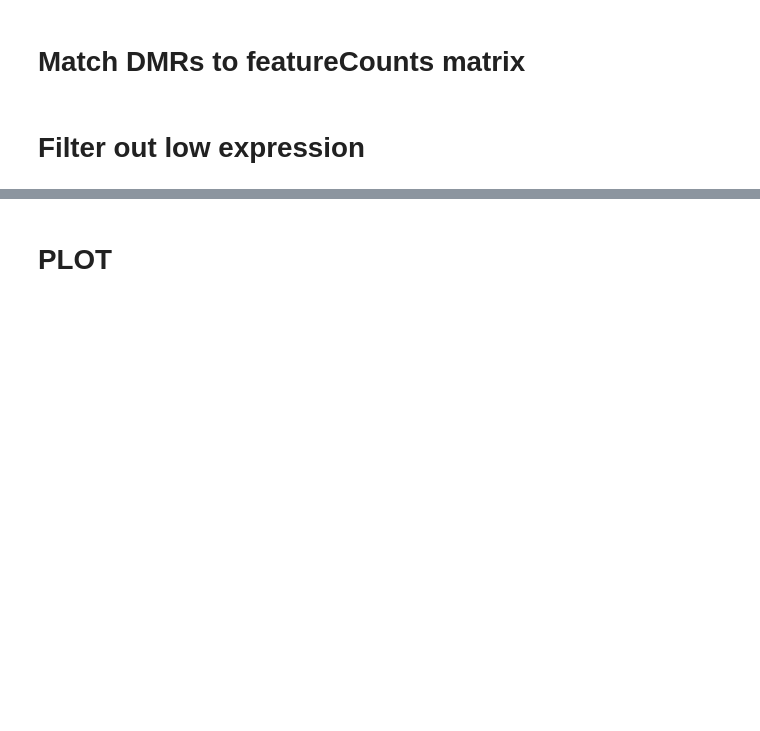
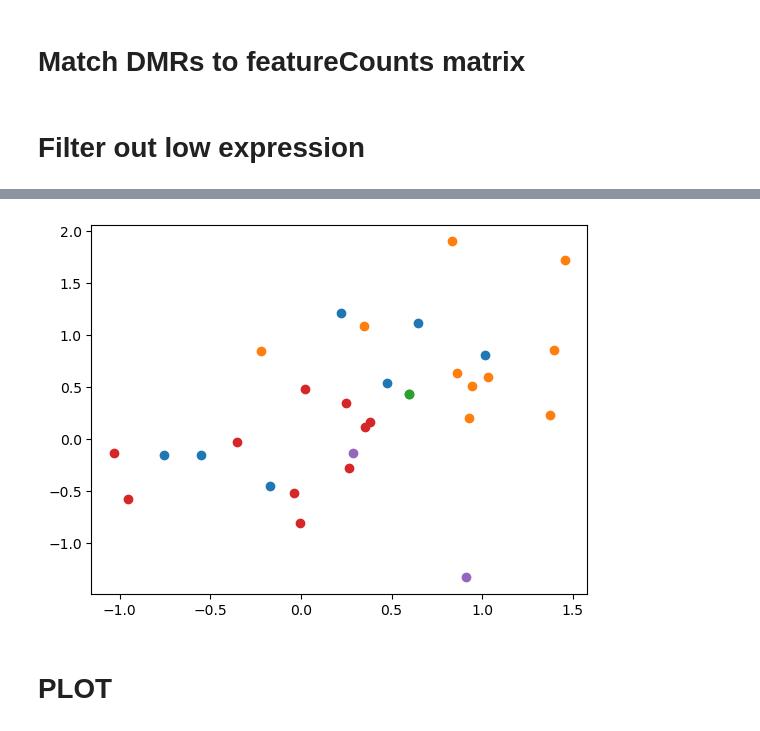
Before and after one commit to MagdalenaWinklhofer/WholeGenomeBisulphiteSequencing, a Jupyter notebook: DNAseq_pipeline/8_match_dmr_to_expression.ipynb, the cells around one changed output, grey strips where cells are left out. Drawn from its saved outputs; the diff is of its cells as text; code cells hidden in the pictures; blank space fills up the shorter version.

```diff
--- a/DNAseq_pipeline/8_match_dmr_to_expression.ipynb
+++ b/DNAseq_pipeline/8_match_dmr_to_expression.ipynb
@@ -41,0 +132,6 @@ expressionAR = expressionAR.reindex(columns=column_order)
+# %%
+# visualize the clusters
+for i in range(hc.n_clusters_):
+    plt.scatter(expressionNA.iloc[hc.labels_ == i, 0], expressionNA.iloc[hc.labels_ == i, 1], label='Cluster ' + str(i + 1))
+# %% [output]
+[figure, added]
```
Also changed, not shown: parts of 14 cells of this notebook, 3 other files.
